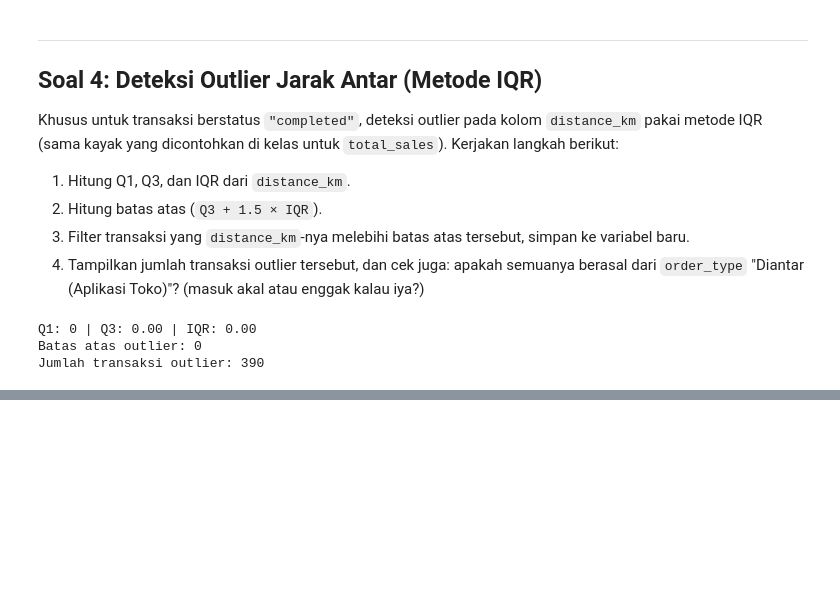
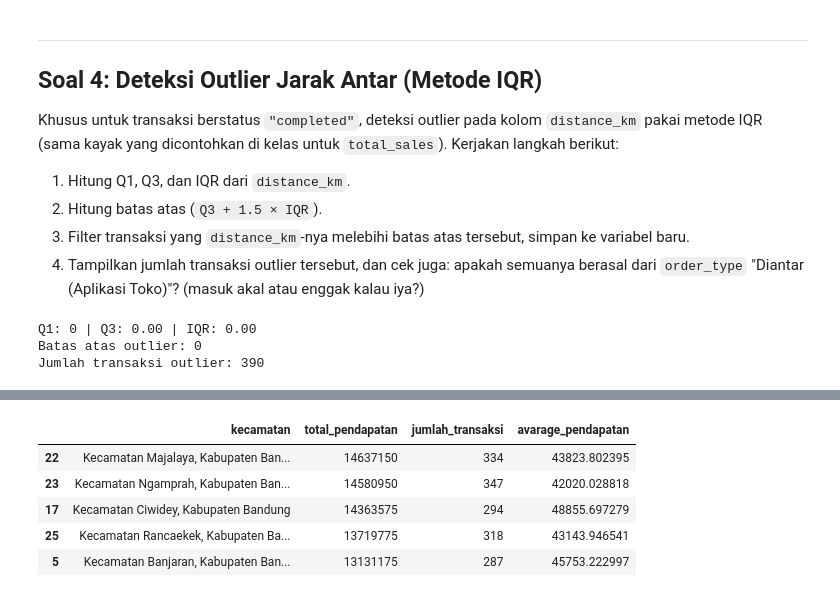
Before and after one commit to zulvanadrian-spec/mini-project-data-analyst-visualizations, a Jupyter notebook: Mini-Project-part1.ipynb, the cells around one changed output, grey strips where cells are left out. Drawn from its saved outputs; the diff is of its cells as text; code cells hidden in the pictures; blank space fills up the shorter version.

```diff
--- a/Mini-Project-part1.ipynb
+++ b/Mini-Project-part1.ipynb
@@ -181,0 +212,6 @@ Jumlah transaksi outlier: 390
+# %%
+# 1. Ambil kecamatan dari `customer_address`
+
+df["kecamatan"] = df["customer_address"]
+
+df.kecamatan
@@ -181,0 +231,23 @@ Jumlah transaksi outlier: 390
+# %%
+# 2. Khusus transaksi `"completed"`, kelompokkan berdasarkan kecamatan,
+# lalu hitung sekaligus **total pendapatan**, **jumlah transaksi**,
+# dan **rata-rata pendapatan per transaksi** pakai `.agg()` dalam satu langkah.
+
+transaksi_completed = df[df["status"] == "completed"].copy()
+
+ringkasan_kecamatan = transaksi_completed.groupby("kecamatan")["total_sales"].agg(
+    total_pendapatan="sum",
+    jumlah_transaksi="count",
+    avarage_pendapatan="mean"
+).reset_index()
+# %%
+# 3. Urutkan berdasarkan total pendapatan, tampilkan 5 kecamatan teratas.
+
+ringkasan_kecamatan.sort_values("total_pendapatan", ascending=False).head()
+# %% [output]
+|  | kecamatan | total_pendapatan | jumlah_transaksi | avarage_pendapatan |
+| 22 | Kecamatan Majalaya, Kabupaten Ban... | 14637150 | 334 | 43823.802395 |
+| 23 | Kecamatan Ngamprah, Kabupaten Ban... | 14580950 | 347 | 42020.028818 |
+| 17 | Kecamatan Ciwidey, Kabupaten Bandung | 14363575 | 294 | 48855.697279 |
+| 25 | Kecamatan Rancaekek, Kabupaten Ba... | 13719775 | 318 | 43143.946541 |
+| 5 | Kecamatan Banjaran, Kabupaten Ban... | 13131175 | 287 | 45753.222997 |
```
Also changed, not shown: parts of 5 cells of this notebook.
